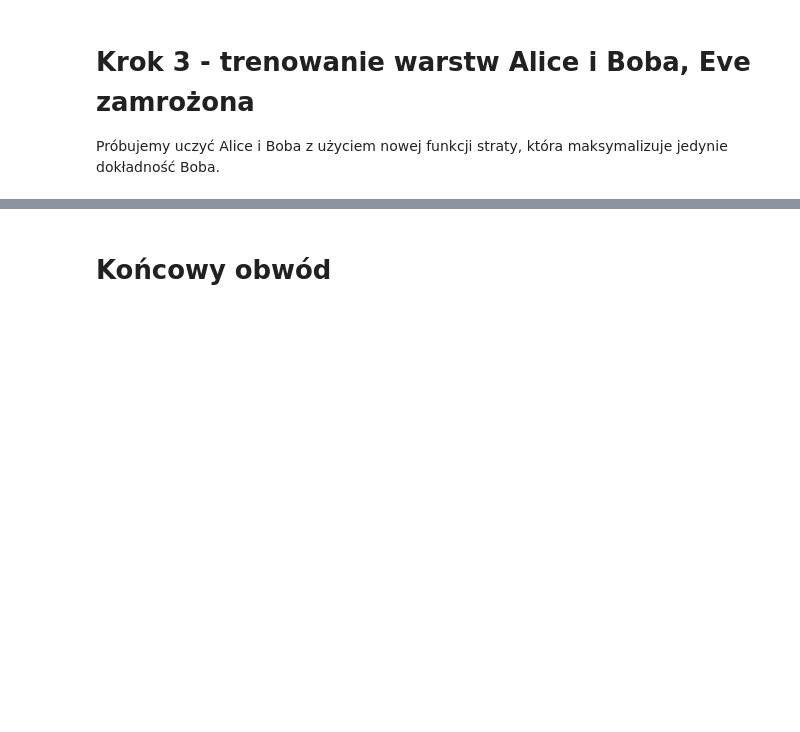
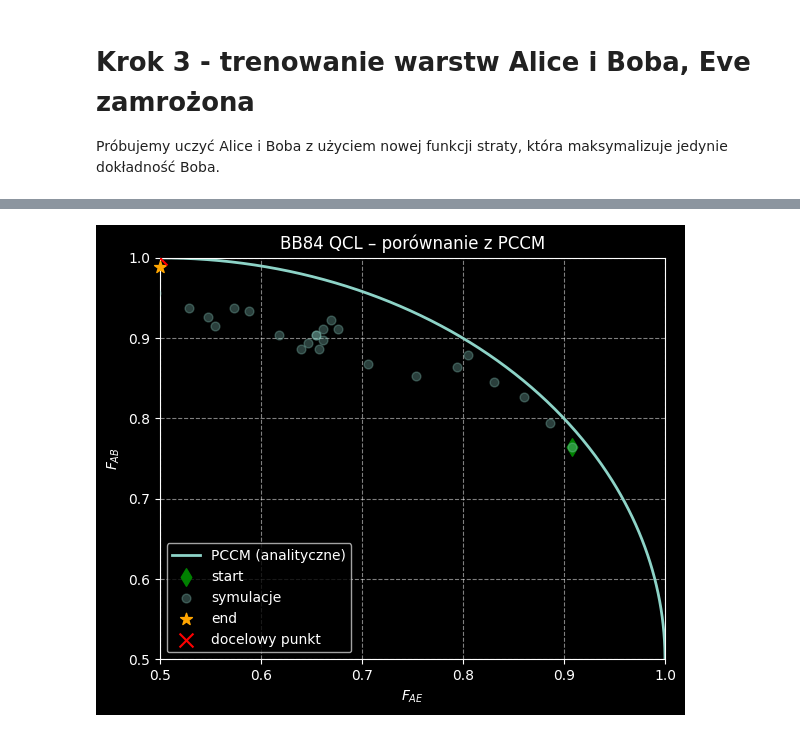
Before and after one commit to wojciechp6/BB84-QCL-error-correction, a Jupyter notebook: experiments/separate_multi_qubit.ipynb, the cells around one changed output, grey strips where cells are left out. Saved outputs shown, nothing was run; the diff lists cells and outputs as text; code cells hidden in the pictures; blank space fills up the shorter version.

```diff
--- a/experiments/separate_multi_qubit.ipynb
+++ b/experiments/separate_multi_qubit.ipynb
@@ -115,2 +140,3 @@ b_q, e_q = train_eve()
 # %%
-plt_fab_fae(b_q, e_q, 0.9)
+plt_fab_fae(b_q, e_q, 1)
+# %% [output]
@@ -117,2 +144 @@ plt_fab_fae(b_q, e_q, 0.9)
+[figure, added]
-# %% [markdown]
-# Końcowy obwód
```
Also changed, not shown: parts of 20 cells of this notebook, 2 other files.
